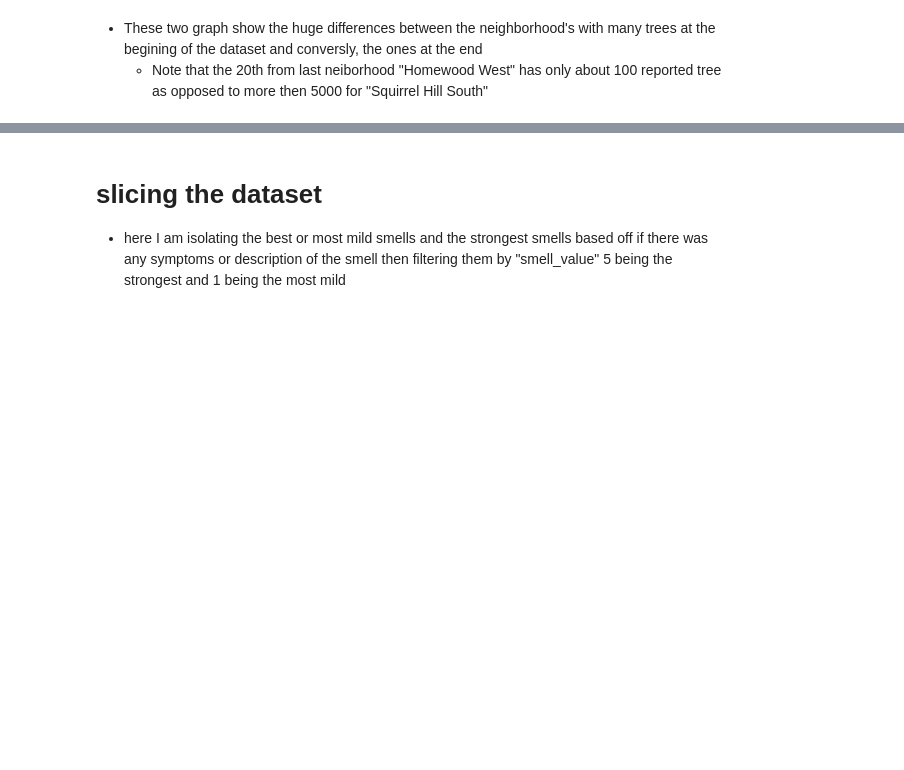
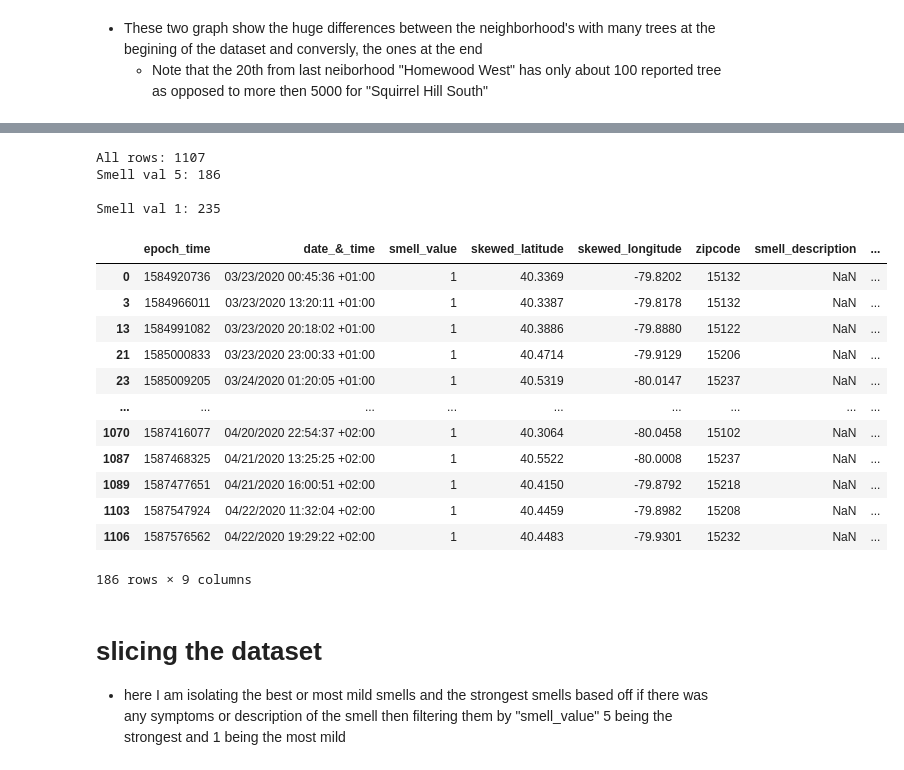
Before and after one commit to lao42/cmpinf0010-final-group6, a Jupyter notebook: Presentation.ipynb, the cells around one changed output, grey strips where cells are left out. Cells and saved outputs as stored; diff of their text form; code cells hidden in the pictures; blank space fills up the shorter version.

```diff
--- a/Presentation.ipynb
+++ b/Presentation.ipynb
@@ -191,3 +141,38 @@ Rows with Symptoms and Description: 308
+# %%
+#weakest smell
+smellVal1 = smellDf.loc[smellDf['smell_value'] == 1]
+
+#strongest smell
+smellVal5 = smellDf.loc[smellDf['smell_value'] == 5]
+
+
+areSymptoms = smellDf[smellDf.symptoms.notnull()]
+noSymptoms = smellDf[smellDf.symptoms.isnull()]
+
+
+print("All rows: %s"%(len(smellDf)))
+print("Smell val 5: %s\n"%len(smellVal1))
+print("Smell val 1: %s\n"%len(smellVal5))
+
+display(smellVal1)
+# %% [output]
+All rows: 1107
+Smell val 5: 186
+
+Smell val 1: 235
+|  | epoch_time | date_&_time | smell_value | skewed_latitude | skewed_longitude | zipcode | smell_description | ... |
+| 0 | 1584920736 | 03/23/2020 00:45:36 +01:00 | 1 | 40.3369 | -79.8202 | 15132 | NaN | ... |
+| 3 | 1584966011 | 03/23/2020 13:20:11 +01:00 | 1 | 40.3387 | -79.8178 | 15132 | NaN | ... |
+| 13 | 1584991082 | 03/23/2020 20:18:02 +01:00 | 1 | 40.3886 | -79.8880 | 15122 | NaN | ... |
+| 21 | 1585000833 | 03/23/2020 23:00:33 +01:00 | 1 | 40.4714 | -79.9129 | 15206 | NaN | ... |
+| 23 | 1585009205 | 03/24/2020 01:20:05 +01:00 | 1 | 40.5319 | -80.0147 | 15237 | NaN | ... |
+| ... | ... | ... | ... | ... | ... | ... | ... | ... |
+| 1070 | 1587416077 | 04/20/2020 22:54:37 +02:00 | 1 | 40.3064 | -80.0458 | 15102 | NaN | ... |
+| 1087 | 1587468325 | 04/21/2020 13:25:25 +02:00 | 1 | 40.5522 | -80.0008 | 15237 | NaN | ... |
+| 1089 | 1587477651 | 04/21/2020 16:00:51 +02:00 | 1 | 40.4150 | -79.8792 | 15218 | NaN | ... |
+| 1103 | 1587547924 | 04/22/2020 11:32:04 +02:00 | 1 | 40.4459 | -79.8982 | 15208 | NaN | ... |
+| 1106 | 1587576562 | 04/22/2020 19:29:22 +02:00 | 1 | 40.4483 | -79.9301 | 15232 | NaN | ... |
+186 rows × 9 columns
 # %% [markdown]
 
 # slicing the dataset
```
Also changed, not shown: parts of 13 cells of this notebook.
